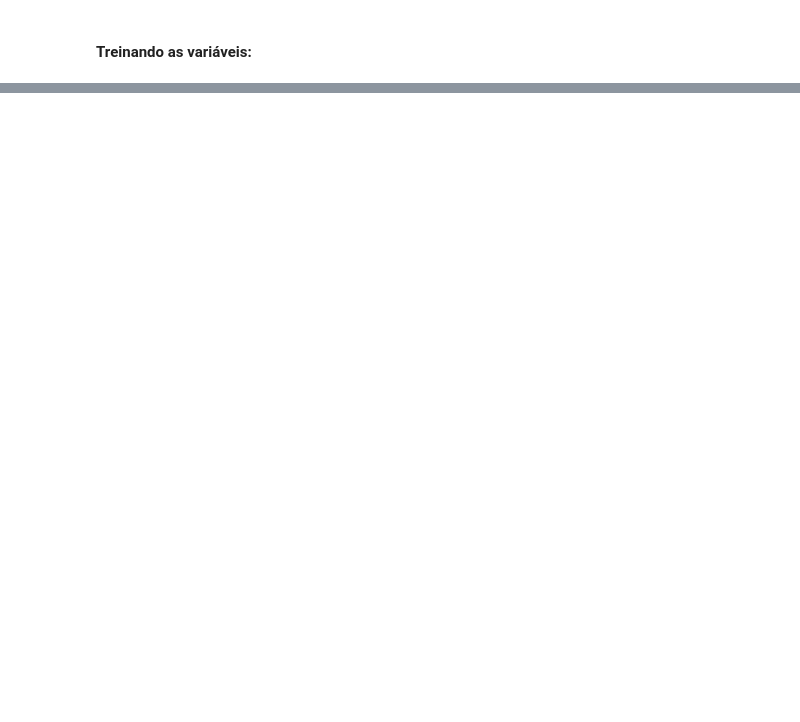
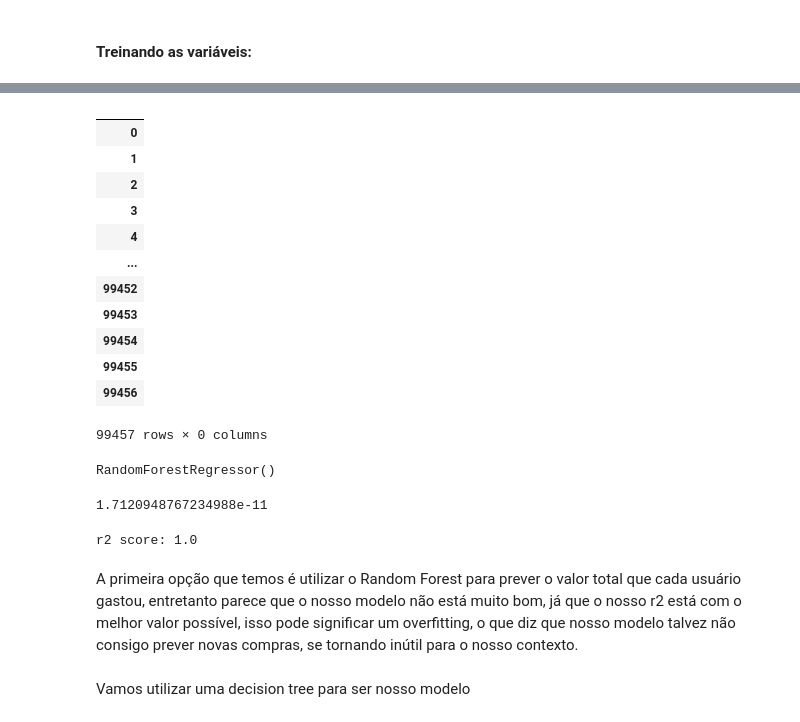
Before and after one commit to nataliaqmc/MachineLearning, a Jupyter notebook: projetoFinal.ipynb, the cells around one changed output, grey strips where cells are left out. Cells and saved outputs as stored; diff of their text form; code cells hidden in the pictures; blank space fills up the shorter version.

```diff
--- a/projetoFinal.ipynb
+++ b/projetoFinal.ipynb
@@ -493,0 +427,13 @@ RMSE
+# %%
+shopping = pd.get_dummies(data['shopping_mall'],drop_first=False)
+data['Cevahir AVM'] = shopping['Cevahir AVM']
+data['Emaar Square Mall'] = shopping['Emaar Square Mall']
+data['Forum Istanbul'] = shopping['Forum Istanbul']
+data['Istinye Park'] = shopping['Istinye Park']
+data['Kanyon'] = shopping['Kanyon']
+data['Mall of Istanbul'] = shopping['Mall of Istanbul']
+data['Metrocity'] = shopping['Metrocity']
+data['Metropol AVM'] = shopping['Metropol AVM']
+data['Viaport Outlet'] = shopping['Viaport Outlet']
+data['Zorlu Center'] = shopping['Zorlu Center']
+data = data.drop(columns=['shopping_mall'])
@@ -493,0 +444,18 @@ RMSE
+# %%
+data.drop(columns = ['Day'], inplace=True)
+data.drop(columns = ['Month'], inplace=True)
+# %%
+
+data.drop(columns = ['customer_id'], inplace=True)
+data.drop(columns = ['price'], inplace=True)
+data.drop(columns = ['invoice_date'], inplace=True)
+data.drop(columns = ['gender'], inplace=True)
+data.drop(columns = ['age'], inplace=True)
+data.drop(columns = ['invoice_no'], inplace=True)
+# %%
+age_group = pd.get_dummies(data['age_group'],drop_first=False)
+data['18-30'] = age_group['18-30']
+data['31-42'] = age_group['31-42']
+data['43-55'] = age_group['43-55']
+data['55+'] = age_group['55+']
+data.drop(columns = ['age_group'], inplace=True)
@@ -493,0 +474,45 @@ RMSE
+# %%
+X = data.drop(columns=['Total_payment/TL']).copy().values
+y = data['Total_payment/TL'].copy().values
+data.select_dtypes('category')
+# %% [output]
+|  |
+| 0 |
+| 1 |
+| 2 |
+| 3 |
+| 4 |
+| ... |
+| 99452 |
+| 99453 |
+| 99454 |
+| 99455 |
+| 99456 |
+99457 rows × 0 columns
+# %%
+from sklearn.ensemble import RandomForestRegressor
+
+
+X_train, X_test, y_train, y_test = train_test_split(X, y, test_size=0.2, random_state=42, shuffle=True)
+
+rf = RandomForestRegressor()
+random_forest = rf.fit(X_train,y_train)
+random_forest
+# %% [output]
+RandomForestRegressor()
+# %%
+y_pred = random_forest.predict(X_test)
+
+RMSE = np.sqrt(mean_squared_error(y_test, y_pred))
+RMSE
+# %% [output]
+1.7120948767234988e-11
+# %%
+R2_score_rf = r2_score(y_test, y_pred)
+print('r2 score:', R2_score_rf)
+# %% [output]
+r2 score: 1.0
+# %% [markdown]
+A primeira opção que temos é utilizar o Random Forest para prever o valor total que cada usuário gastou, entretanto parece que o nosso modelo não está muito bom, já que o nosso r2 está com o melhor valor possível, isso pode significar um overfitting, o que diz que nosso modelo talvez não consigo prever novas compras, se tornando inútil para o nosso contexto.
+# %% [markdown]
+Vamos utilizar uma decision tree para ser nosso modelo
```
Also changed, not shown: parts of 27 cells of this notebook.
